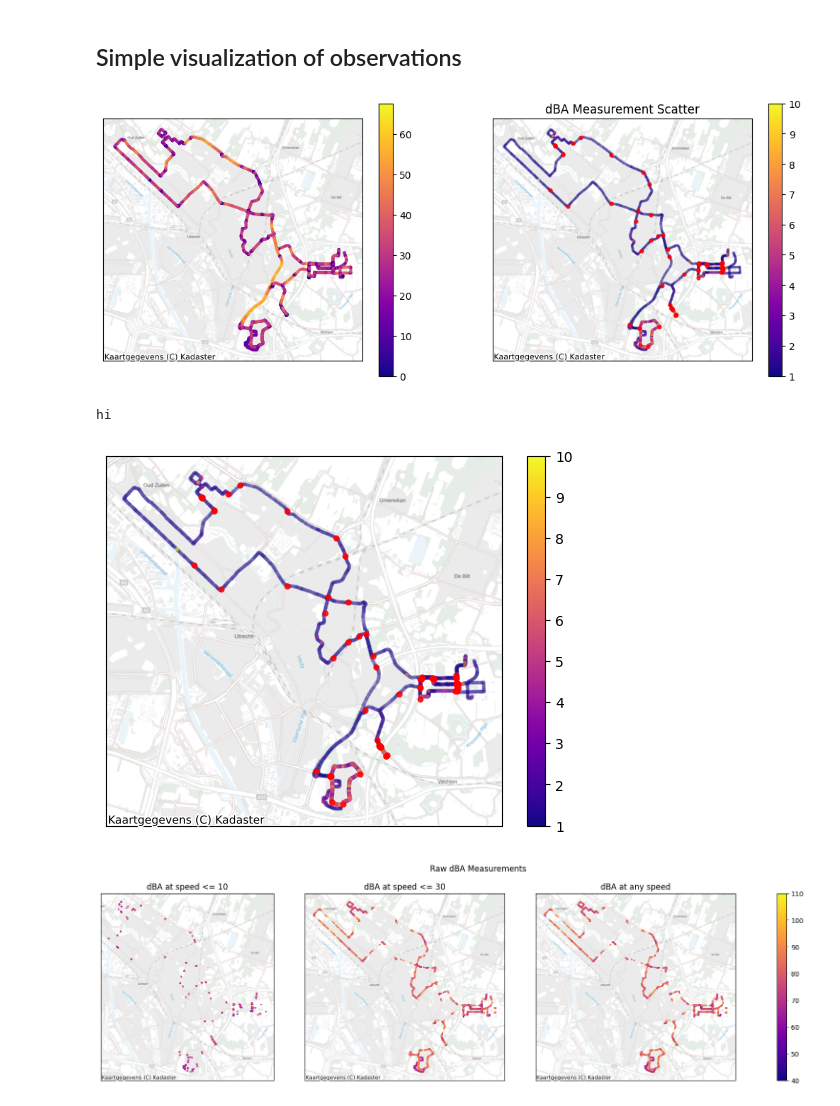
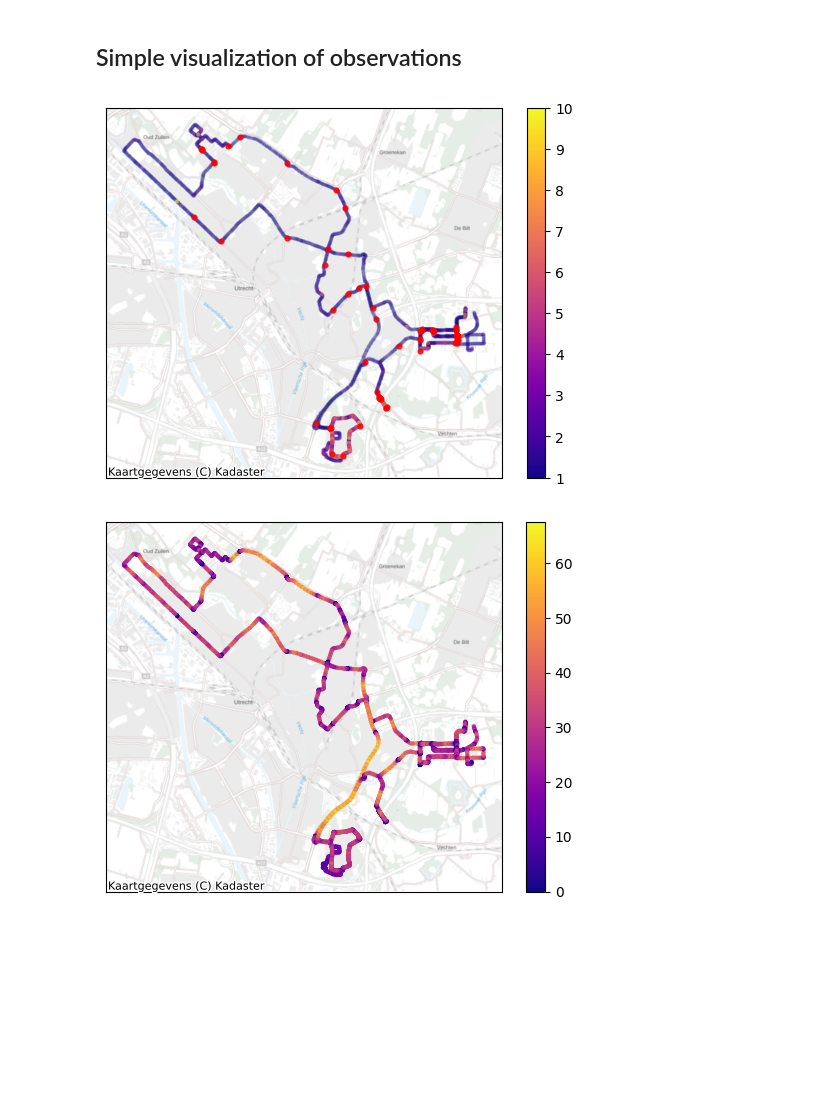
Before and after one commit to Floris-C/noise-thesis, a Jupyter notebook: final_method/01-audio_processing.ipynb, the cells around one changed output. Cells and saved outputs as stored; diff of their text form; code cells hidden in the pictures; blank space fills up the shorter version.

Commit message:
updated visualizations in audio processing cleaned up audio processing notebook

```diff
--- a/final_method/01-audio_processing.ipynb
+++ b/final_method/01-audio_processing.ipynb
@@ -161,16 +162,19 @@ del file_dBA_array_raw, file_dBA_array_noise_reduced, timestamp, index
 # %%
 def regression_adjustment(df, dBA_col, speed_col='speed', return_regression = False):
     """
+    Fits a second order polynomial regression to the given data and returns
+    an array with the y values adjusted based on said polynomial.
+    """
+    x = df[speed_col].values
+    y = df[dBA_col].values
 
-    """
-    reg_model = linear_model.PolynomialFeatures().fit(df[[speed_col]], df[[dBA_col]])
-    adjusted_dBA_values = 1#df[dBA_col].values - reg_model.coef_[0][0] * df[speed_col]
+    x = pp.PolynomialFeatures().fit_transform(x.reshape(-1, 1))
+    reg_model = linear_model.LinearRegression().fit(x, y)
+    adjusted_dBA_values = df[dBA_col].values - reg_model.predict(x) + reg_model.intercept_
 
     if not return_regression: return adjusted_dBA_values
 
-    results = {'score': reg_model.score(df[[speed_col]], df[[dBA_col]]),
-            #    'coef': reg_model.coef_[0][0],
-            #    'intercept': reg_model.intercept_,
+    results = {'score': reg_model.score(x,y),
                'full_model': reg_model}
     return adjusted_dBA_values, results
 
@@ -274,42 +295,29 @@ norm = mpl.colors.Normalize(vmin=40, vmax=110)
 # %%
-# Collection route overview (speed and raw dBA)
-# gdf = gdf.to_crs("EPSG:4326")
-fig, (ax1, ax2) = plt.subplots(1,2, figsize=(13,5))
-gdf = gdf.to_crs("EPSG:28992")
+#* Figure 3: #observations/location
 
-gdf.plot(column = 'speed', figsize=(6.5,5), legend=True, ax=ax1, alpha=0.4,
-              markersize=4, cmap=cmap)
-# ax1.set_title('Car Speed Scatter')
-
-
+fig, ax2 = plt.subplots()
 node_gdf.dropna()[node_gdf['no_observations'] <= 10].plot(column = 'no_observations', figsize=(6.5,5), legend=True, ax=ax2,
              markersize=4, cmap=cmap, alpha=0.1)
 node_gdf.dropna()[(node_gdf['no_observations'] > 4) & (node_gdf['no_observations'] <= 10)].plot(column = 'no_observations', figsize=(6.5,5), ax=ax2,
              markersize=4, cmap=cmap, norm = mpl.colors.Normalize(vmin=1, vmax=10), alpha=0.4)
 node_gdf.dropna()[node_gdf['no_observations'] > 10].plot(color='red', figsize=(6.5,5), ax=ax2,
              markersize=12, alpha=0.8)
-ax2.set_title('dBA Measurement Scatter')
+# ax2.set_title('dBA Measurement Scatter')
 
-for ax in (ax1, ax2):
+for ax in [ax2]:
     ax.set_xticks([]); ax.set_yticks([])
     cx.add_basemap(ax, source=cx.providers.nlmaps.grijs, crs=gdf.crs)
 # %% [output]
-[figure, old version]
+[figure, new version]
 # %%
+#* Figure 4: speed/location
+fig, ax1 = plt.subplots()
 
-fig, ax2 = plt.subplots()
-node_gdf.dropna()[node_gdf['no_observations'] <= 10].plot(column = 'no_observations', figsize=(6.5,5), legend=True, ax=ax2,
-             markersize=4, cmap=cmap, alpha=0.1)
-node_gdf.dropna()[(node_gdf['no_observations'] > 4) & (node_gdf['no_observations'] <= 10)].plot(column = 'no_observations', figsize=(6.5,5), ax=ax2,
-             markersize=4, cmap=cmap, norm = mpl.colors.Normalize(vmin=1, vmax=10), alpha=0.4)
-node_gdf.dropna()[node_gdf['no_observations'] > 10].plot(color='red', figsize=(6.5,5), ax=ax2,
-             markersize=12, alpha=0.8)
-# ax2.set_title('dBA Measurement Scatter')
+gdf.plot(column = 'speed', figsize=(6.5,5), legend=True, ax=ax1, alpha=0.4,
+              markersize=4, cmap=cmap)
 
-for ax in [ax2]:
+for ax in [ax1]:
     ax.set_xticks([]); ax.set_yticks([])
     cx.add_basemap(ax, source=cx.providers.nlmaps.grijs, crs=gdf.crs)
-print('hi')
 # %% [output]
-hi
-[figure, old version]
+[figure, new version]
@@ -332,27 +323,0 @@ for ax in (ax1, ax2):
-# %%
-# Raw dBA values, seperated by maximum car speed
-fig = plt.figure(figsize=(18,5))
-spec = mpl.gridspec.GridSpec(ncols=3, nrows=1, height_ratios=[1], width_ratios=[1,1,1])
-
-ax1 = fig.add_subplot(spec[0, 0])
-gdf[gdf['speed'] <= 10].plot(column = 'dBA_raw', ax=ax1,
-              markersize=2, cmap=cmap, norm=norm)
-ax1.set_title('dBA at speed <= 10')
-ax2 = fig.add_subplot(spec[0, 1])
-gdf[gdf['speed'] <= 30].plot(column = 'dBA_raw', ax=ax2,
-              markersize=2, cmap=cmap, norm=norm)
-ax2.set_title('dBA at speed <= 30')
-ax3 = fig.add_subplot(spec[0, 2])
-gdf[gdf['speed'] <= np.inf].plot(column = 'dBA_raw', ax=ax3,
-              markersize=2, cmap=cmap, norm=norm)
-ax3.set_title('dBA at any speed')
-
-
-fig.suptitle('Raw dBA Measurements')
-plt.tight_layout()
-fig.colorbar(mpl.cm.ScalarMappable(norm=norm, cmap=cmap), ax=(ax1,ax2,ax3))
-for ax in (ax1, ax2, ax3):
-    ax.set_xticks([]); ax.set_yticks([])
-    cx.add_basemap(ax, source=cx.providers.nlmaps.grijs, crs=gdf.crs)
-# %% [output]
-[figure, removed]
```
Also changed, not shown: parts of 20 cells of this notebook.
